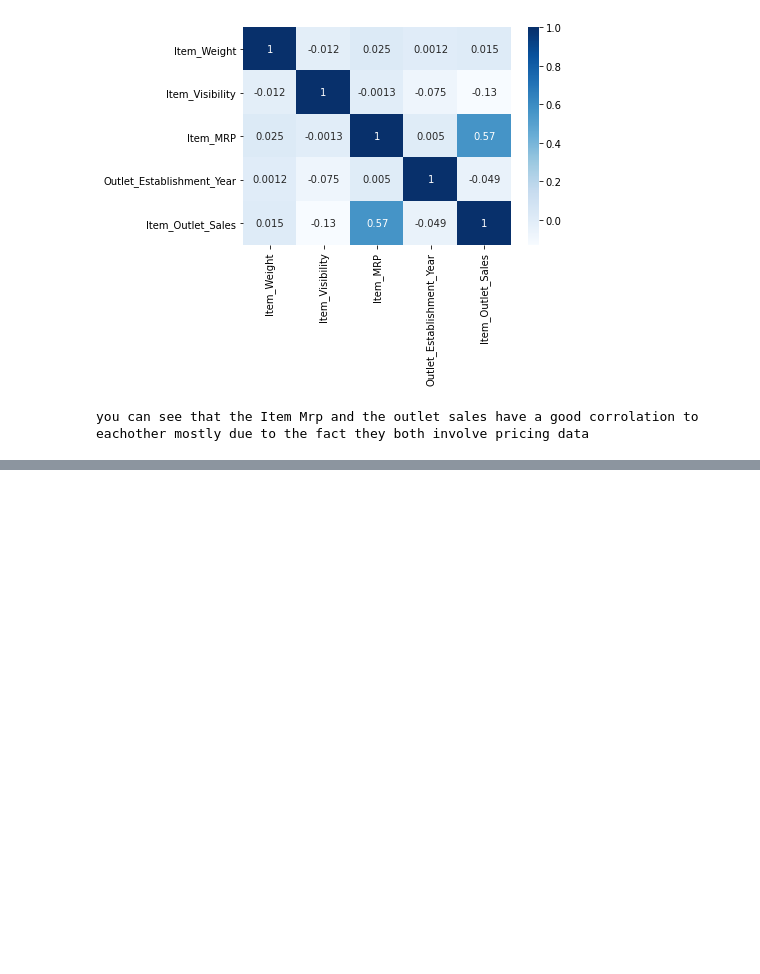
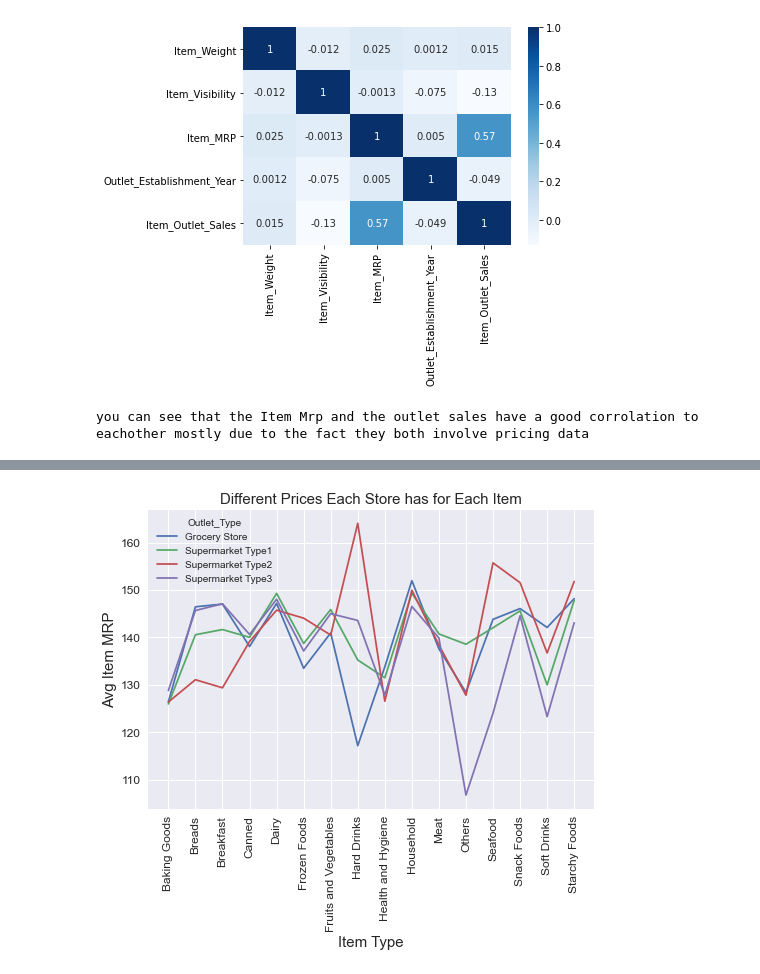
Before and after one commit to SpencerReno/sales-predictions, a Jupyter notebook: Sales_predictions.ipynb, the cells around one changed output, grey strips where cells are left out. Cells and saved outputs as stored; diff of their text form; code cells hidden in the pictures; blank space fills up the shorter version.

```diff
--- a/Sales_predictions.ipynb
+++ b/Sales_predictions.ipynb
@@ -225,0 +267,3 @@ we can see from this graph that the supermarket Type 3 does the best in sales
+# %%
+avg_item_type_cost = sales_data.groupby(['Outlet_Type','Item_Type']).mean().reset_index()
+avg_item_type_cost.head()
@@ -225,0 +277,10 @@ we can see from this graph that the supermarket Type 3 does the best in sales
+# %%
+sns.lineplot('Item_Type', 'Item_MRP', hue='Outlet_Type', data=avg_item_type_cost)
+plt.xlabel('Item Type', fontsize=15)
+plt.ylabel('Avg Item MRP', fontsize=15)
+plt.title('Different Prices Each Store has for Each Item', fontsize=15)
+plt.xticks(rotation=90,fontsize=12)
+plt.yticks(fontsize=12)
+plt.show()
+# %% [output]
+[figure, added]
```
Also changed, not shown: parts of 7 cells of this notebook.
